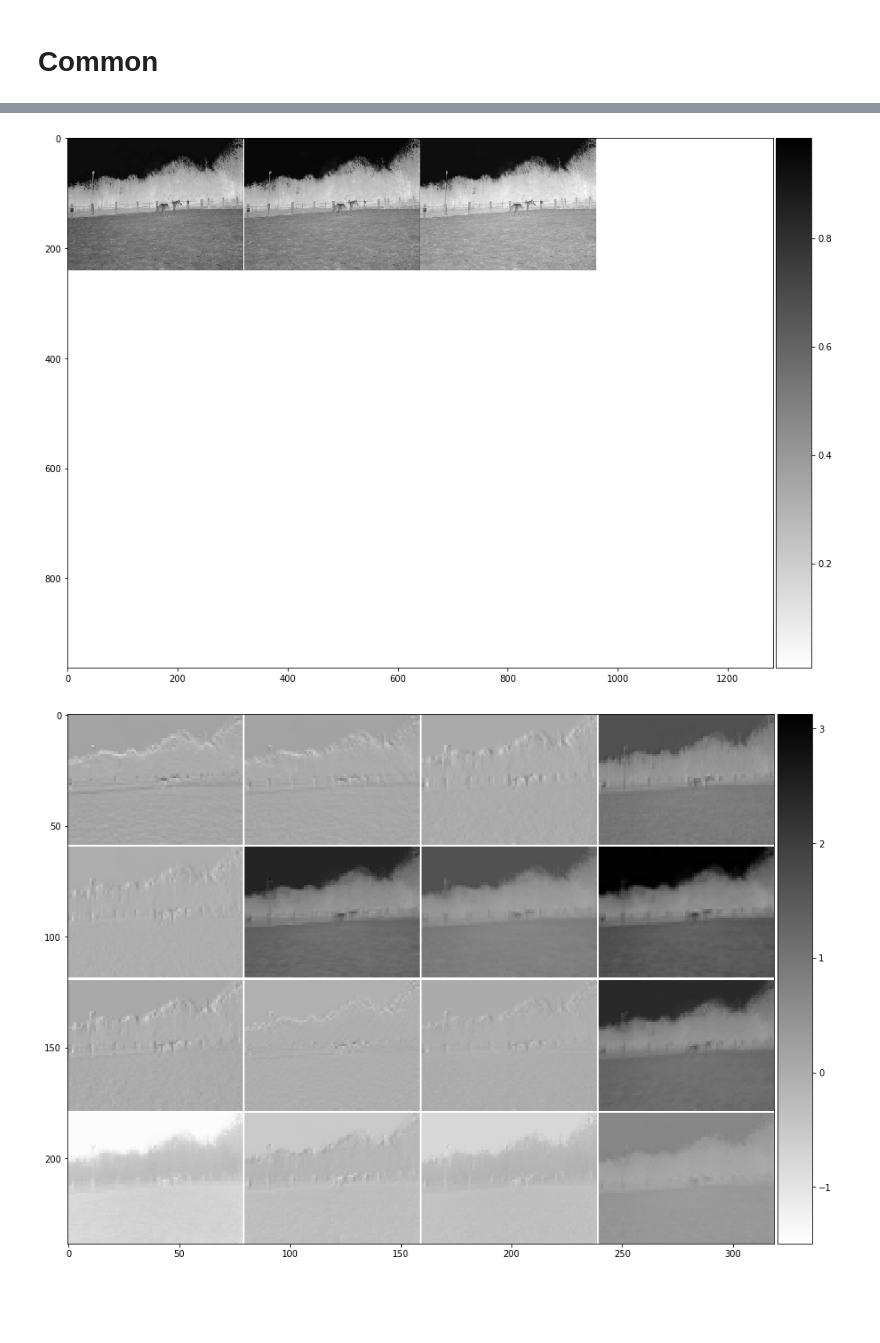
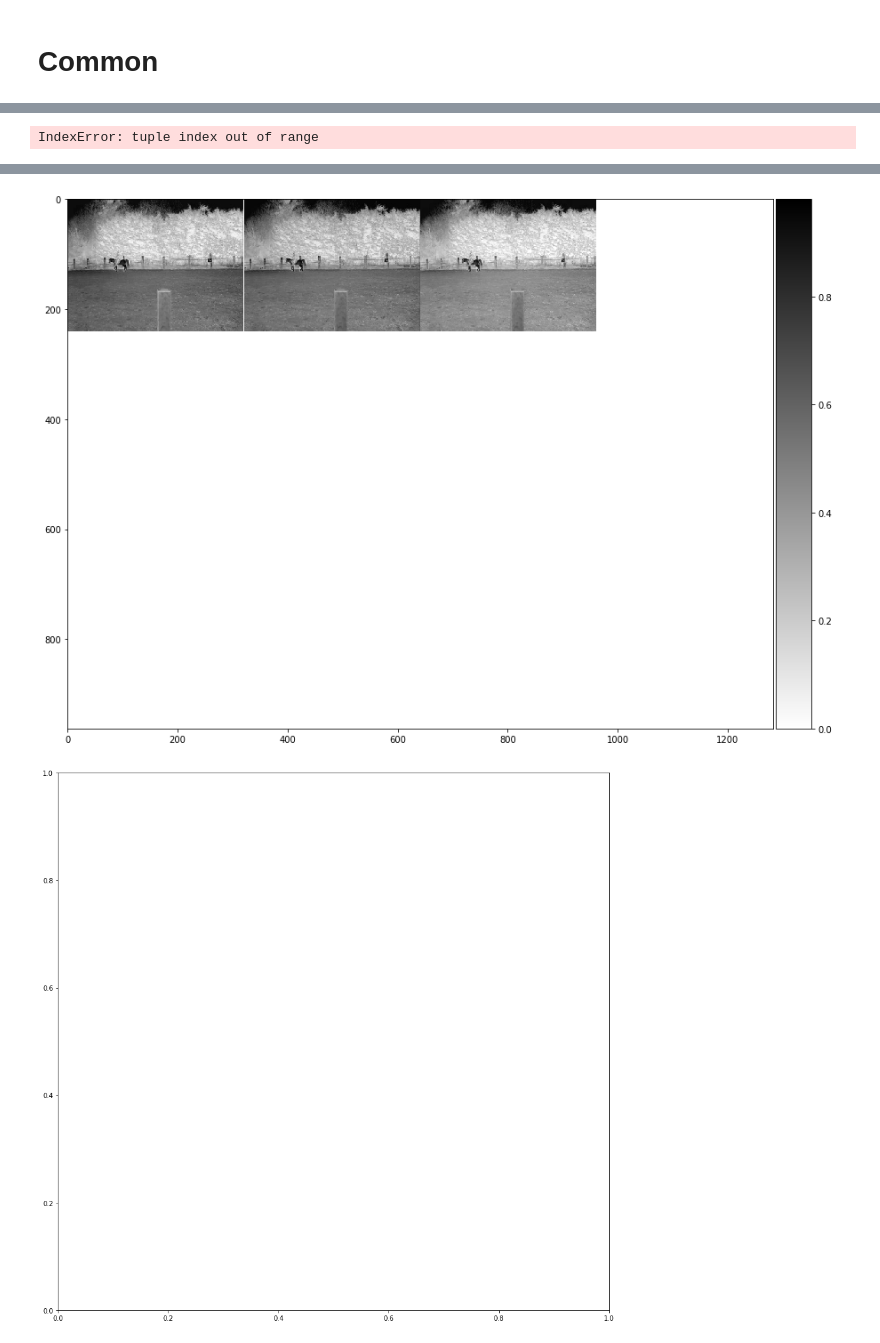
Before and after one commit to EParisot/Horse_Tracker, a Jupyter notebook: ML/Visualisation.ipynb, the cells around one changed output, grey strips where cells are left out. Cells and saved outputs as stored; diff of their text form; code cells hidden in the pictures; blank space fills up the shorter version.

```diff
--- a/ML/Visualisation.ipynb
+++ b/ML/Visualisation.ipynb
@@ -56,7 +56,7 @@ images = np.array(images)
 images = images
 images /= 255.0
 # %%
-model = load_model("../model_YOLO.h5")
+model = load_model("model_YOLO_V3_l.h5")
 # %% [markdown]
 # Common
 # %%
@@ -113,7 +113,7 @@ def layer_to_visualize(layer, img):
     nice_imshow(plt.gca(), make_mosaic(C1, 4, 4), cmap=cm.binary)
 # %%
 # Specify the image idx and the layer you want to visualize
-idx = 42
+idx = 44
 img_to_visualize = images[idx]
 
 plt.imshow(np.squeeze(img_to_visualize), cmap='gray')
@@ -133,0 +130 @@ C1 shape :  (27, 37, 4)
+IndexError: tuple index out of range
@@ -135,2 +132,2 @@ C1 shape :  (27, 37, 4)
-[figure, old version]
+[figure, new version]
-[figure, old version]
+[figure, new version]
```
Also changed, not shown: parts of 2 cells of this notebook, 8 other files.
